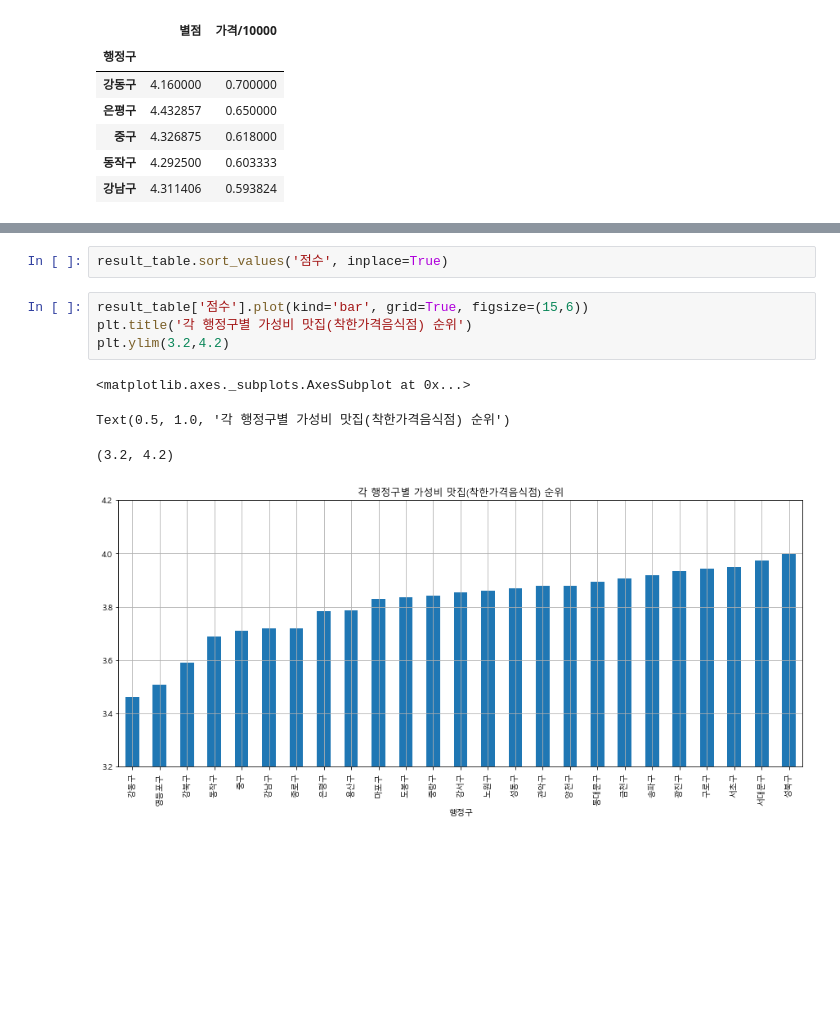
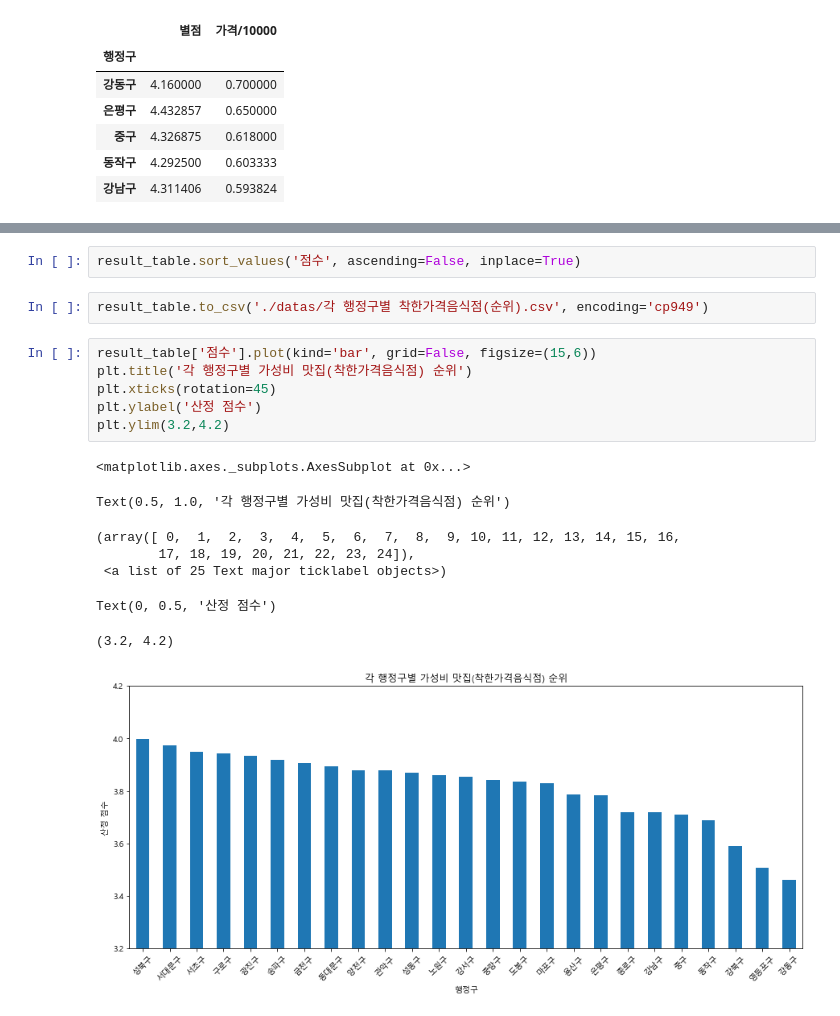
Before and after one commit to seojeon9/MultiCampus, a Jupyter notebook: PythonEx/데이터 시각화 프로젝트/착한가격업소 행정구별 품목별 평균 가격 , 별점 비교.ipynb, the cells around one changed output, grey strips where cells are left out. Cells and saved outputs as stored; diff of their text form; blank space fills up the shorter version.

```diff
--- a/PythonEx/데이터 시각화 프로젝트/착한가격업소 행정구별 품목별 평균 가격 , 별점 비교.ipynb
+++ b/PythonEx/데이터 시각화 프로젝트/착한가격업소 행정구별 품목별 평균 가격 , 별점 비교.ipynb
@@ -439,11 +431,19 @@ result_table
 # %%
-result_table.sort_values('점수', inplace=True)
+result_table.sort_values('점수', ascending=False, inplace=True)
+# %%
+result_table.to_csv('./datas/각 행정구별 착한가격음식점(순위).csv', encoding='cp949')
 # %%
-result_table['점수'].plot(kind='bar', grid=True, figsize=(15,6))
+result_table['점수'].plot(kind='bar', grid=False, figsize=(15,6))
 plt.title('각 행정구별 가성비 맛집(착한가격음식점) 순위')
+plt.xticks(rotation=45)
+plt.ylabel('산정 점수')
 plt.ylim(3.2,4.2)
 # %% [output]
 <matplotlib.axes._subplots.AxesSubplot at 0x...>
 Text(0.5, 1.0, '각 행정구별 가성비 맛집(착한가격음식점) 순위')
-(3.2, 4.2)
+(array([ 0,  1,  2,  3,  4,  5,  6,  7,  8,  9, 10, 11, 12, 13, 14, 15, 16,
+        17, 18, 19, 20, 21, 22, 23, 24]),
+ <a list of 25 Text major ticklabel objects>)
+Text(0, 0.5, '산정 점수')
+(3.2, 4.2)
-[figure, old version]
+[figure, new version]
```
Also changed, not shown: parts of 3 cells of this notebook, 1 other file.
